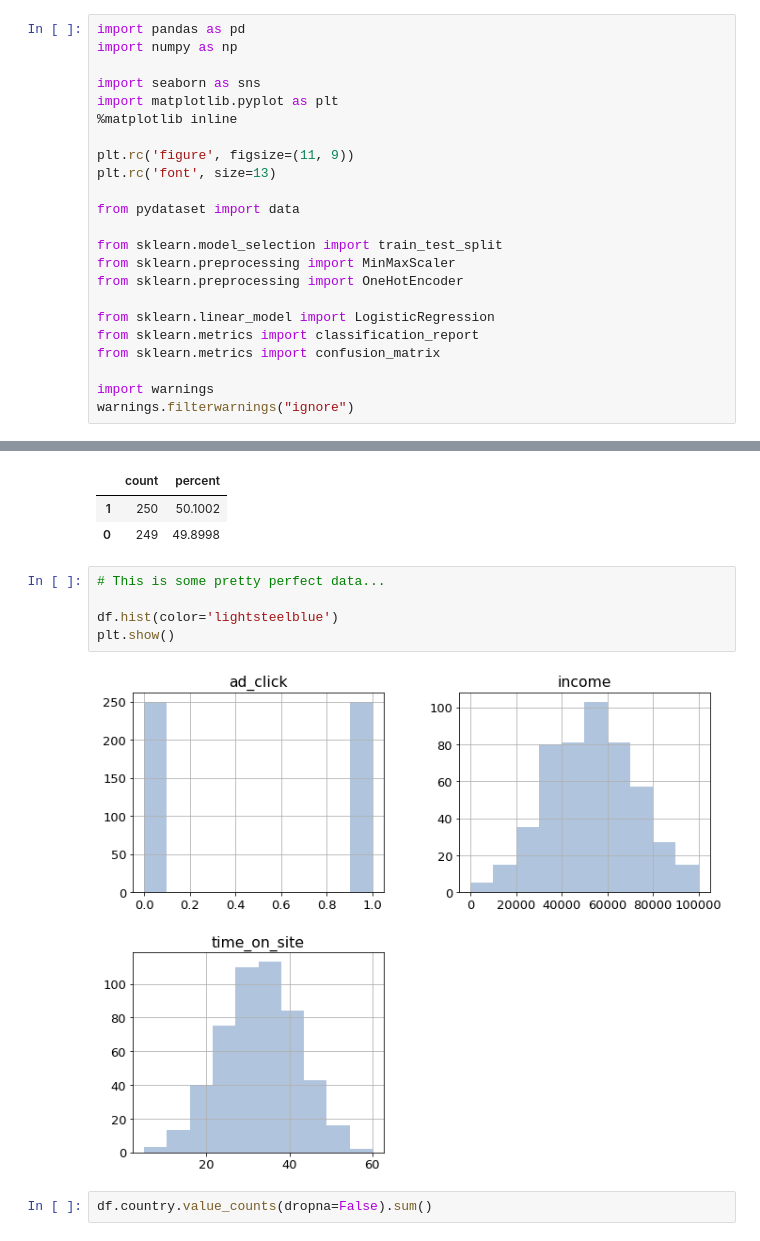
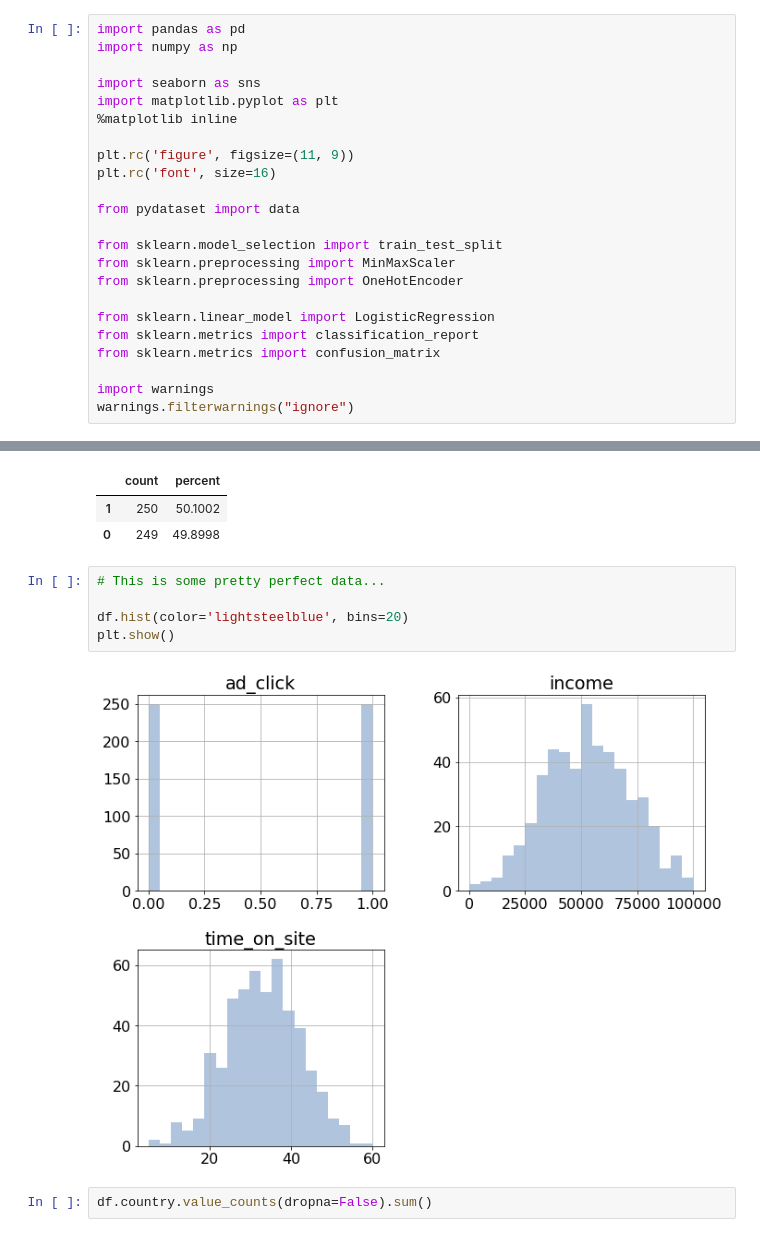
Before and after one commit to faithkane3/ds-methodologies-exercises, a Jupyter notebook: classification/ML Classification Package/3. Logisitic Regression/Predict Customer clicks on FB ads.ipynb, the cells around one changed output, grey strips where cells are left out. Cells and saved outputs as stored; diff of their text form.

```diff
--- a/classification/ML Classification Package/3. Logisitic Regression/Predict Customer clicks on FB ads.ipynb
+++ b/classification/ML Classification Package/3. Logisitic Regression/Predict Customer clicks on FB ads.ipynb
@@ -30,7 +30,7 @@ import matplotlib.pyplot as plt
 %matplotlib inline
 
 plt.rc('figure', figsize=(11, 9))
-plt.rc('font', size=13)
+plt.rc('font', size=16)
 
 from pydataset import data
 
@@ -106,10 +106,10 @@ pd.DataFrame(
 # %%
 # This is some pretty perfect data...
 
-df.hist(color='lightsteelblue')
+df.hist(color='lightsteelblue', bins=20)
 plt.show()
 # %% [output]
-[figure, old version]
+[figure, new version]
 # %%
 df.country.value_counts(dropna=False).sum()
 # %% [output]
```
Also changed, not shown: parts of 8 cells of this notebook, 1 other file.
